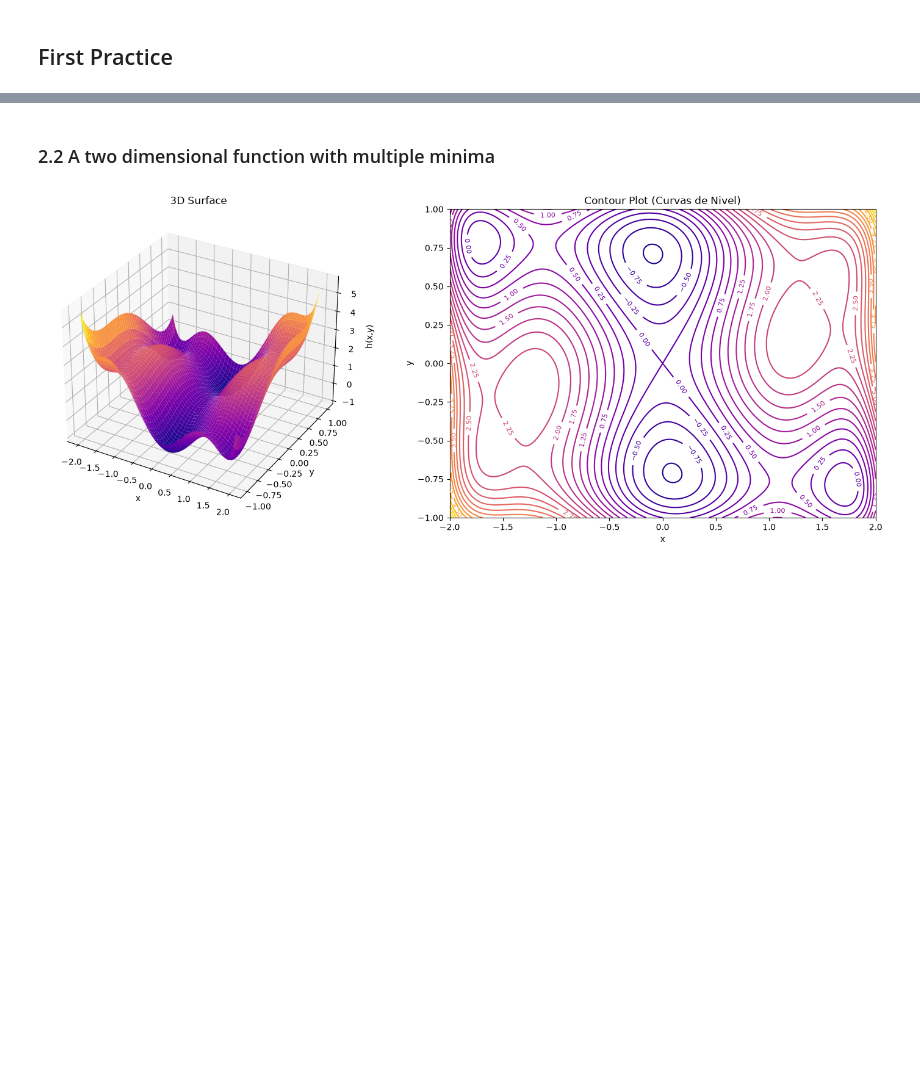
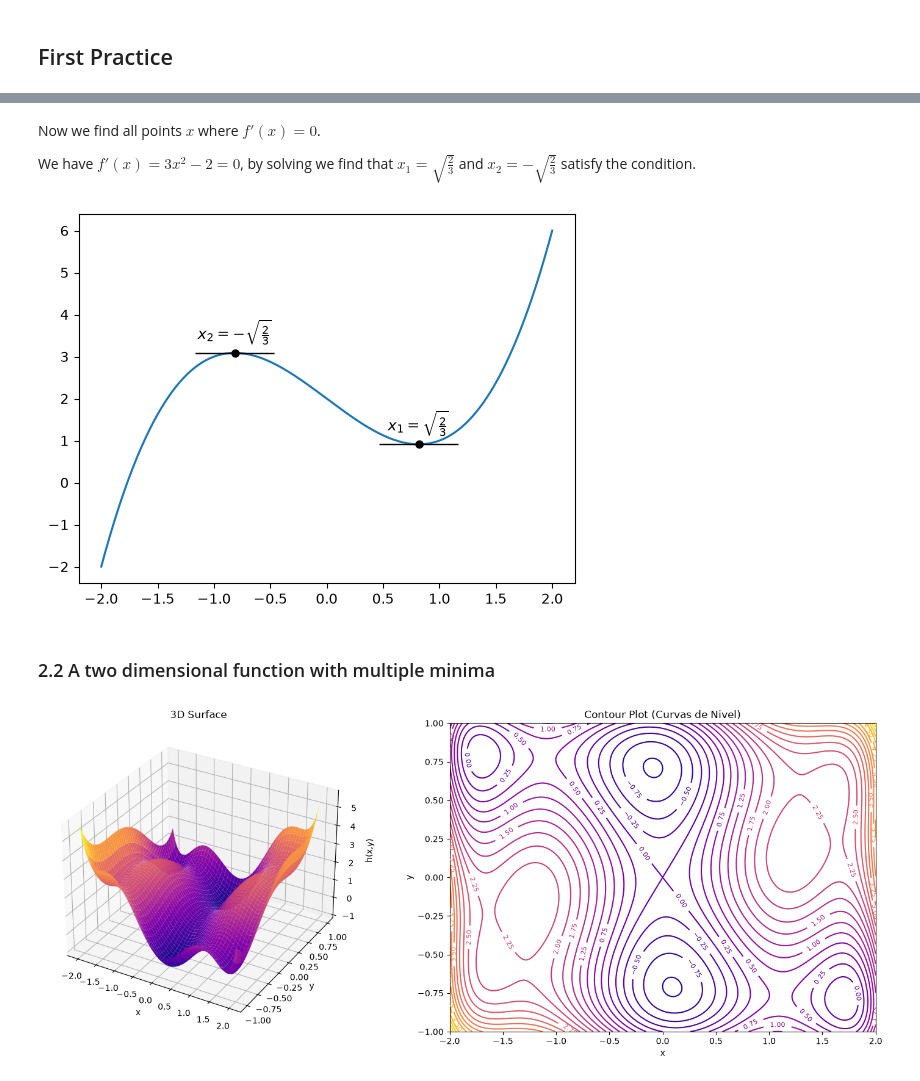
Before and after one commit to GCGCepi/Master_FPoDS, a Jupyter notebook: Optimization/Lab/Session 1/Session_1.ipynb, the cells around one changed output, grey strips where cells are left out. Saved outputs shown, nothing was run; the diff lists cells and outputs as text; code cells hidden in the pictures; blank space fills up the shorter version.

```diff
--- a/Optimization/Lab/Session 1/Session_1.ipynb
+++ b/Optimization/Lab/Session 1/Session_1.ipynb
@@ -15,4 +15,43 @@ Matplotlib is building the font cache; this may take a moment.
 [figure]
+# %% [markdown]
+Now we find all points $x$ where $f'(x)=0$.
+
+We have $f'(x)=3x^{2} - 2 = 0$, by solving we find that $x_{1} = \sqrt{\frac{2}{3}}$ and $x_{2} = -\sqrt{\frac{2}{3}}$ satisfy the condition.
+# %%
+x = np.linspace(-2, 2, 1000)
+f_x = x**3 - 2*x + 2
+
+x_1 = np.sqrt(2/3)
+x_2 = -np.sqrt(2/3)
+
+critical_points_x = [x_1, x_2]
+critical_points_y = [px**3 - 2*px + 2 for px in critical_points_x]
+labels = [r'$x_1 = \sqrt{\frac{2}{3}}$', r'$x_2 = -\sqrt{\frac{2}{3}}$']
+
+plt.plot(x, f_x)
+
+bar_width = 0.7
+line_width = 1
+
+for cx, cy, label in zip(critical_points_x, critical_points_y, labels):
+
+    plt.hlines(y=cy, xmin=cx - bar_width/2, xmax=cx + bar_width/2, color='black', linewidth=line_width)
+
+    plt.plot(cx, cy, 'ko', markersize=5)
+
+    offset = 0.35
+    plt.annotate(
+        label,
+        (cx, cy),
+        textcoords="offset points",
+        xytext=(0, 10 ),
+        ha='center',
+        fontsize=11
+    )
+
+plt.show()
+# %% [output]
+[figure, added]
 # %% [markdown]
 ### 2.2 A two dimensional function with multiple minima
 # %%
```
Also changed, not shown: parts of 2 cells of this notebook, 1 other file.
